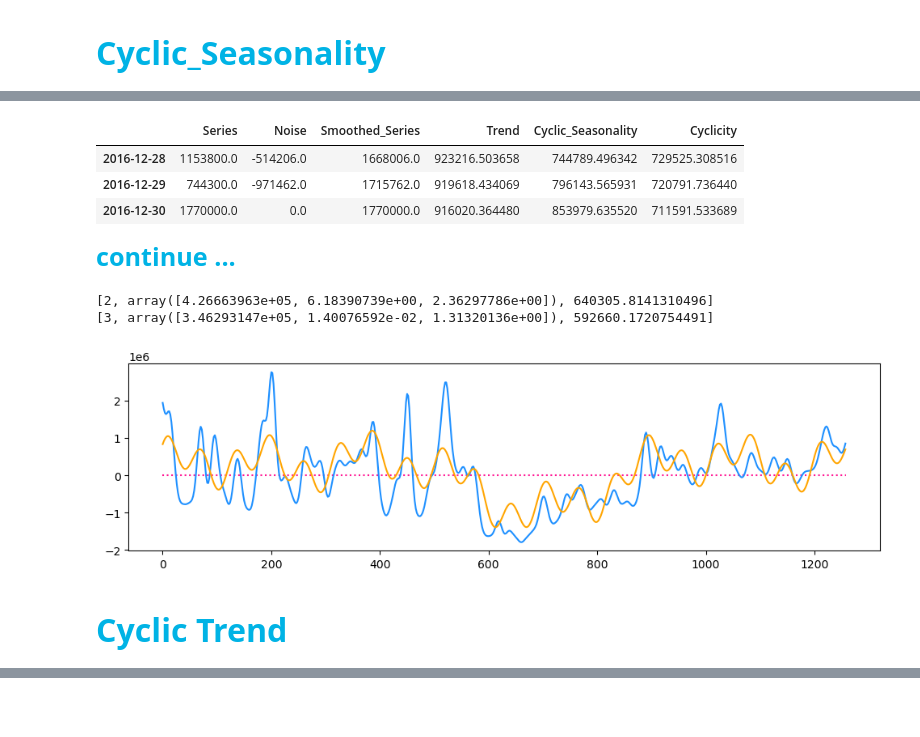
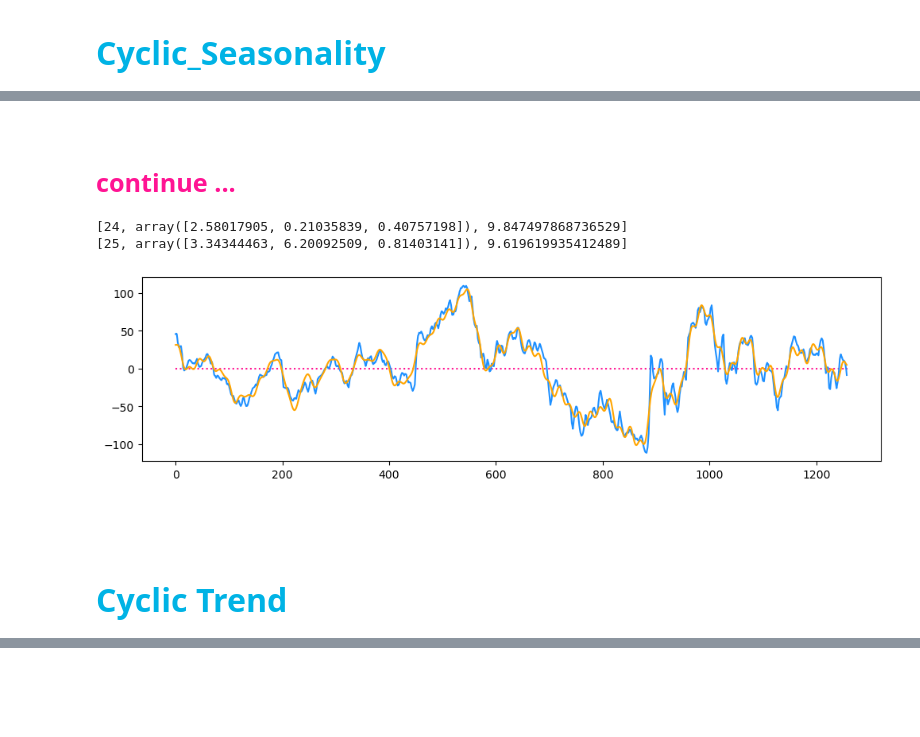
Before and after one commit to seyed7seyed/TF, a Jupyter notebook: Google_Stock_Price_WaveNet_Silver.ipynb, the cells around one changed output, grey strips where cells are left out. Cells and saved outputs as stored; diff of their text form; code cells hidden in the pictures.

```diff
--- a/Google_Stock_Price_WaveNet_Silver.ipynb
+++ b/Google_Stock_Price_WaveNet_Silver.ipynb
@@ -30,6 +30,9 @@ data.head(3)
 | 1 | 1/4/2012 | 331.27 | 333.87 | 329.08 | 666.45 | 5,749,400 |
 | 2 | 1/5/2012 | 329.83 | 330.75 | 326.89 | 657.21 | 6,590,300 |
 # %%
-sclr = 'Volume'
+# input
+sclr = 'Low'
+
+# auto
 C = data[[sclr]].copy()
-for i in range(C.shape[0]):  C.loc[i,sclr] = C.loc[i,sclr].replace(",","")
+#for i in range(C.shape[0]):  C.loc[i,sclr] = C.loc[i,sclr].replace(",","")
@@ -209,7 +199,7 @@ res = TimeSeries['Cyclic_Seasonality'].values.copy()
 T   = range( len(res) )
 As, ws, Lags = [],[],[]
 
-for i in range(10):
+for i in range(1):
     # The Function To Be Minimized
     def obj_func(p):
         A, w, lag  = p
@@ -243,4 +233,21 @@ df_Cyclicity['Cycle'] = range(len(As))
 df_Cyclicity[  'A'  ] =  As
 df_Cyclicity[  'w'  ] =  ws
 df_Cyclicity[ 'Lag' ] = Lags
-df_Cyclicity
+
+res = TimeSeries['Cyclic_Seasonality'].values.copy()
+T   = range( TimeSeries.shape[0] )
+
+SIG = [0 for t in T]
+for i in range(df_Cyclicity.shape[0]):
+    A   = df_Cyclicity.loc[i, 'A' ]
+    w   = df_Cyclicity.loc[i, 'w' ]
+    Lag = df_Cyclicity.loc[i,'Lag']
+    sig = [ A*np.sin(w*t+Lag) for t in T ]
+    SIG = [ i+j for i,j in zip(SIG,sig) ]
+TimeSeries['Cyclicity'] = SIG
+
+plt.figure(figsize=(12,3))
+plt.plot( [0,len(T)], [0,0], color='deeppink', linestyle=":" )
+plt.plot(    T,        res , color='dodgerblue' )
+plt.plot(    T,        SIG , color='orange'     )
+plt.show()
@@ -272,18 +258,24 @@ plt.show()
+# %% [markdown]
+<span style="font-family:Arial; font-weight:Bold; font-size:1.8em; color:deeppink;">
 # %%
-TimeSeries['Cyclicity'] = SIG
 TimeSeries.tail(3)
-# %% [output]
-|  | Series | Noise | Smoothed_Series | Trend | Cyclic_Seasonality | Cyclicity |
-| 2016-12-28 | 1153800.0 | -514206.0 | 1668006.0 | 923216.503658 | 744789.496342 | 729525.308516 |
-| 2016-12-29 | 744300.0 | -971462.0 | 1715762.0 | 919618.434069 | 796143.565931 | 720791.736440 |
-| 2016-12-30 | 1770000.0 | 0.0 | 1770000.0 | 916020.364480 | 853979.635520 | 711591.533689 |
+# %% [markdown]
+<span style="font-family:Arial; font-weight:Bold; font-size:1.8em; color:deeppink;">
+# %% [markdown]
+<span style="font-family:Arial; font-weight:Bold; font-size:1.8em; color:deeppink;">
 # %% [markdown]
-<span style="font-family:Arial; font-weight:Bold; font-size:1.8em; color:#00b3e5;"> continue ...
+<span style="font-family:Arial; font-weight:Bold; font-size:1.8em; color:deeppink;"> continue ...
 # %%
 # input
 n_Extra = 2
 
 # auto
+try:
+    df_Cyclicity = pickle.load( open(Project_Name + '_df_Cyclicity','rb') )  # load
+    TimeSeries   = pickle.load( open(Project_Name + '_TimeSeries'  ,'rb') )  # load
+except:
+    ;
+
 res  = TimeSeries['Cyclic_Seasonality'].values.copy() - TimeSeries['Cyclicity'].values.copy()
 T    = range( TimeSeries.shape[0] )
 As   = df_Cyclicity[ 'A' ].values.copy().tolist()
@@ -316,39 +308,41 @@ for i in range( len(As), len(As)+n_Extra ):
     ws.append(w)
     Lags.append(Lag)
     print([i, Best_X, Best_y])
     sig = [ A*np.sin(w*t+Lag) for t in T ]
     res = res - sig
 
 df_Cyclicity = pd.DataFrame()
 df_Cyclicity['Cycle'] = range(len(As))
 df_Cyclicity[  'A'  ] =  As
 df_Cyclicity[  'w'  ] =  ws
 df_Cyclicity[ 'Lag' ] = Lags
 
 # Save & Plot
 CS  = TimeSeries['Cyclic_Seasonality'].values.copy()
 
 SIG = [0 for t in T]
 for i in range(df_Cyclicity.shape[0]):
     A   = df_Cyclicity.loc[i, 'A' ]
     w   = df_Cyclicity.loc[i, 'w' ]
     Lag = df_Cyclicity.loc[i,'Lag']
     sig = [ A*np.sin(w*t+Lag) for t in T ]
     SIG = [ i+j for i,j in zip(SIG,sig)  ]
-
 TimeSeries['Cyclicity'] = SIG
 
 plt.figure(figsize=(12,3))
 plt.plot( [0,len(T)], [0,0], color='deeppink', linestyle=":" )
 plt.plot(    T,        CS  , color='dodgerblue' )
 plt.plot(    T,        SIG , color='orange'     )
 plt.show()
 # %% [output]
-[2, array([4.26663963e+05, 6.18390739e+00, 2.36297786e+00]), 640305.8141310496]
-[3, array([3.46293147e+05, 1.40076592e-02, 1.31320136e+00]), 592660.1720754491]
+[24, array([2.58017905, 0.21035839, 0.40757198]), 9.847497868736529]
+[25, array([3.34344463, 6.20092509, 0.81403141]), 9.619619935412489]
-[figure, old version]
+[figure, new version]
+# %% [markdown]
+#####
+# %% [markdown]
+#####
 # %% [markdown]
-#####
 <span style="font-family:Arial; font-weight:Bold; font-size:2.3em; color:#00b3e5;"> Cyclic Trend
 # %%
 TimeSeries['Cyclic_Trend'] = TimeSeries['Trend']+TimeSeries['Cyclicity']
```
Also changed, not shown: parts of 103 cells of this notebook.
